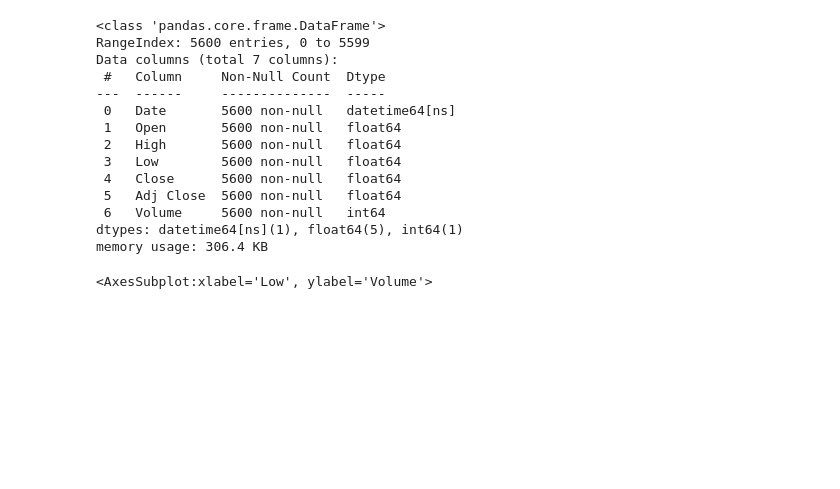
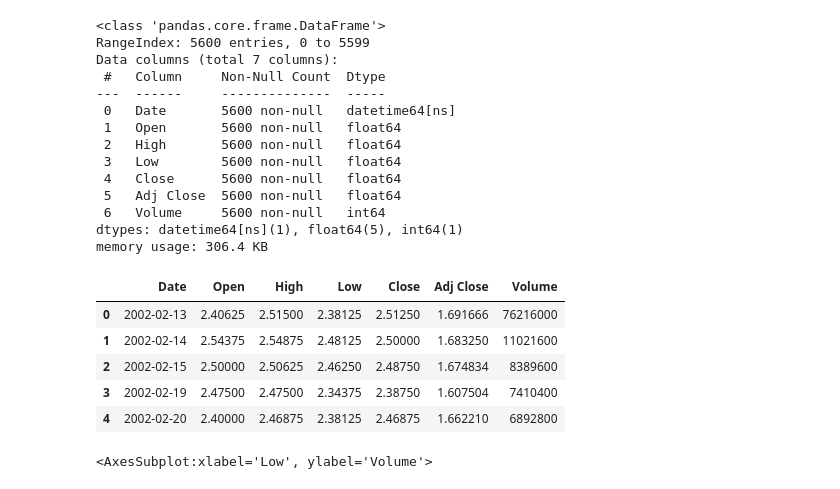
Before and after one commit to oneisnone/Ai-but-better, a Jupyter notebook: smaster1/Untitled Folder/Untitled.ipynb, the cells around one changed output. Saved outputs shown, nothing was run; the diff lists cells and outputs as text; code cells hidden in the pictures; blank space fills up the shorter version.

```diff
--- a/smaster1/Untitled Folder/Untitled.ipynb
+++ b/smaster1/Untitled Folder/Untitled.ipynb
@@ -1,23 +1,30 @@
 # %%
 import pandas as pd
 import seaborn as sns
 df = pd.read_json('gme.json')
 df.info()
+df.head()
 # %% [output]
 <class 'pandas.core.frame.DataFrame'>
 RangeIndex: 5600 entries, 0 to 5599
 Data columns (total 7 columns):
  #   Column     Non-Null Count  Dtype
 ---  ------     --------------  -----
  0   Date       5600 non-null   datetime64[ns]
  1   Open       5600 non-null   float64
  2   High       5600 non-null   float64
  3   Low        5600 non-null   float64
  4   Close      5600 non-null   float64
  5   Adj Close  5600 non-null   float64
  6   Volume     5600 non-null   int64
 dtypes: datetime64[ns](1), float64(5), int64(1)
 memory usage: 306.4 KB
+|  | Date | Open | High | Low | Close | Adj Close | Volume |
+| 0 | 2002-02-13 | 2.40625 | 2.51500 | 2.38125 | 2.51250 | 1.691666 | 76216000 |
+| 1 | 2002-02-14 | 2.54375 | 2.54875 | 2.48125 | 2.50000 | 1.683250 | 11021600 |
+| 2 | 2002-02-15 | 2.50000 | 2.50625 | 2.46250 | 2.48750 | 1.674834 | 8389600 |
+| 3 | 2002-02-19 | 2.47500 | 2.47500 | 2.34375 | 2.38750 | 1.607504 | 7410400 |
+| 4 | 2002-02-20 | 2.40000 | 2.46875 | 2.38125 | 2.46875 | 1.662210 | 6892800 |
 # %%
 sns.scatterplot(data=df,y = "Volume",x = "Low")
 # %% [output]
```
Also changed, not shown: parts of 1 cell of this notebook.
